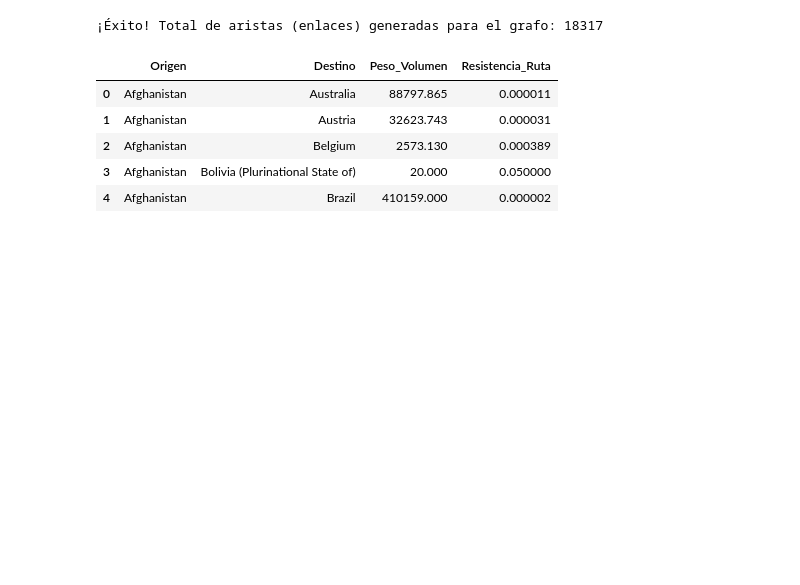
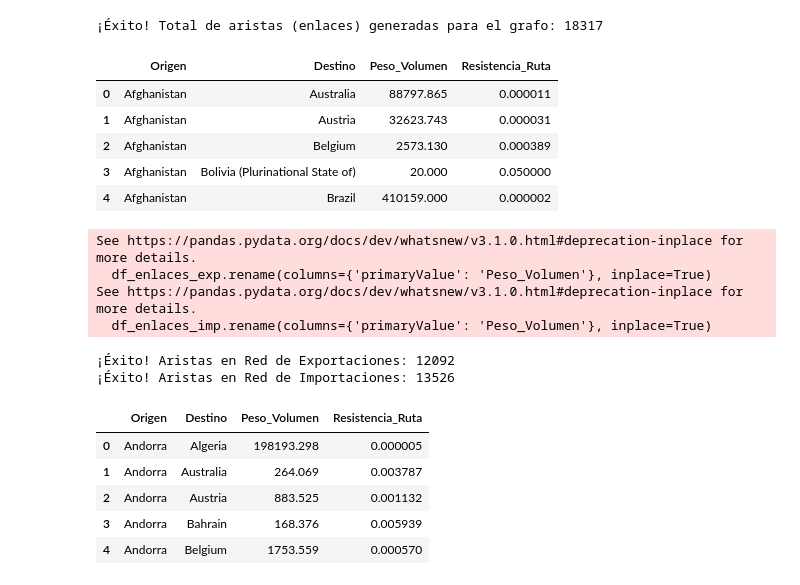
Before and after one commit to zuchus/Chemical-trade-network-analysis, a Jupyter notebook: depuracion.ipynb, the cells around one changed output. Drawn from its saved outputs; the diff is of its cells as text; code cells hidden in the pictures; blank space fills up the shorter version.

Commit message:
Red de exportaciones e impotaciones, calculo de medidas, red y nuevas librerias para visualizacion

```diff
--- a/depuracion.ipynb
+++ b/depuracion.ipynb
@@ -103,3 +106,46 @@ display(df_enlaces.head())
 | 4 | Afghanistan | Brazil | 410159.000 | 0.000002 |
 # %%
 df_enlaces.to_csv('Data_Set/Red_Quimica_Comercio.csv', index=False)
+# %%
+# 6. Separar redes y estandarizar direccionalidad
+# Red de Exportaciones (El país que reporta es el Origen)
+df_exp = df_grafo[df_grafo['flowDesc'] == 'Export'].copy()
+df_exp['Origen'] = df_exp['reporterDesc']
+df_exp['Destino'] = df_exp['partnerDesc']
+
+# Red de Importaciones (El país que reporta es el Destino)
+df_imp = df_grafo[df_grafo['flowDesc'] == 'Import'].copy()
+df_imp['Origen'] = df_imp['partnerDesc']
+df_imp['Destino'] = df_imp['reporterDesc']
+# %%
+# 7. Agrupar todo el comercio químico bilateral por red
+# Sumamos los volúmenes de los distintos capítulos químicos (28 a 38) negociados por cada par
+df_enlaces_exp = df_exp.groupby(['Origen', 'Destino'], as_index=False)['primaryValue'].sum()
+df_enlaces_exp.rename(columns={'primaryValue': 'Peso_Volumen'}, inplace=True)
+
+df_enlaces_imp = df_imp.groupby(['Origen', 'Destino'], as_index=False)['primaryValue'].sum()
+df_enlaces_imp.rename(columns={'primaryValue': 'Peso_Volumen'}, inplace=True)
+# %% [output]
+See https://pandas.pydata.org/docs/dev/whatsnew/v3.1.0.html#deprecation-inplace for more details.
+  df_enlaces_exp.rename(columns={'primaryValue': 'Peso_Volumen'}, inplace=True)
+See https://pandas.pydata.org/docs/dev/whatsnew/v3.1.0.html#deprecation-inplace for more details.
+  df_enlaces_imp.rename(columns={'primaryValue': 'Peso_Volumen'}, inplace=True)
+# %%
+# 8. Calcular la resistencia de la ruta para ambas redes
+df_enlaces_exp['Resistencia_Ruta'] = 1 / df_enlaces_exp['Peso_Volumen']
+df_enlaces_imp['Resistencia_Ruta'] = 1 / df_enlaces_imp['Peso_Volumen']
+
+print(f"\n¡Éxito! Aristas en Red de Exportaciones: {len(df_enlaces_exp)}")
+print(f"¡Éxito! Aristas en Red de Importaciones: {len(df_enlaces_imp)}")
+
+# Muestra preliminar de la red de exportaciones
+display(df_enlaces_exp.head())
+# %% [output]
+¡Éxito! Aristas en Red de Exportaciones: 12092
+¡Éxito! Aristas en Red de Importaciones: 13526
+|  | Origen | Destino | Peso_Volumen | Resistencia_Ruta |
+| 0 | Andorra | Algeria | 198193.298 | 0.000005 |
+| 1 | Andorra | Australia | 264.069 | 0.003787 |
+| 2 | Andorra | Austria | 883.525 | 0.001132 |
+| 3 | Andorra | Bahrain | 168.376 | 0.005939 |
+| 4 | Andorra | Belgium | 1753.559 | 0.000570 |
```
Also changed, not shown: parts of 2 cells of this notebook, 8 other files.
